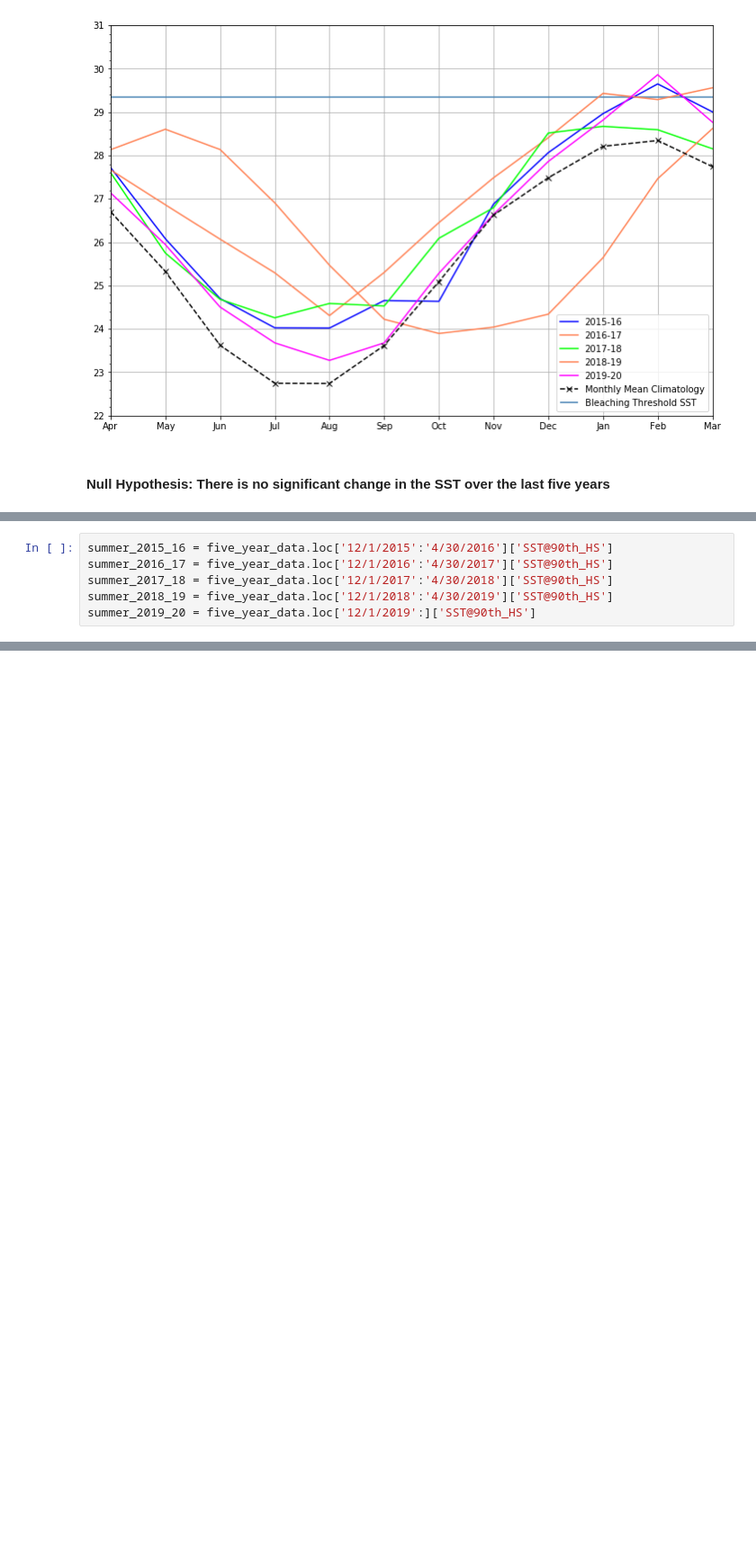
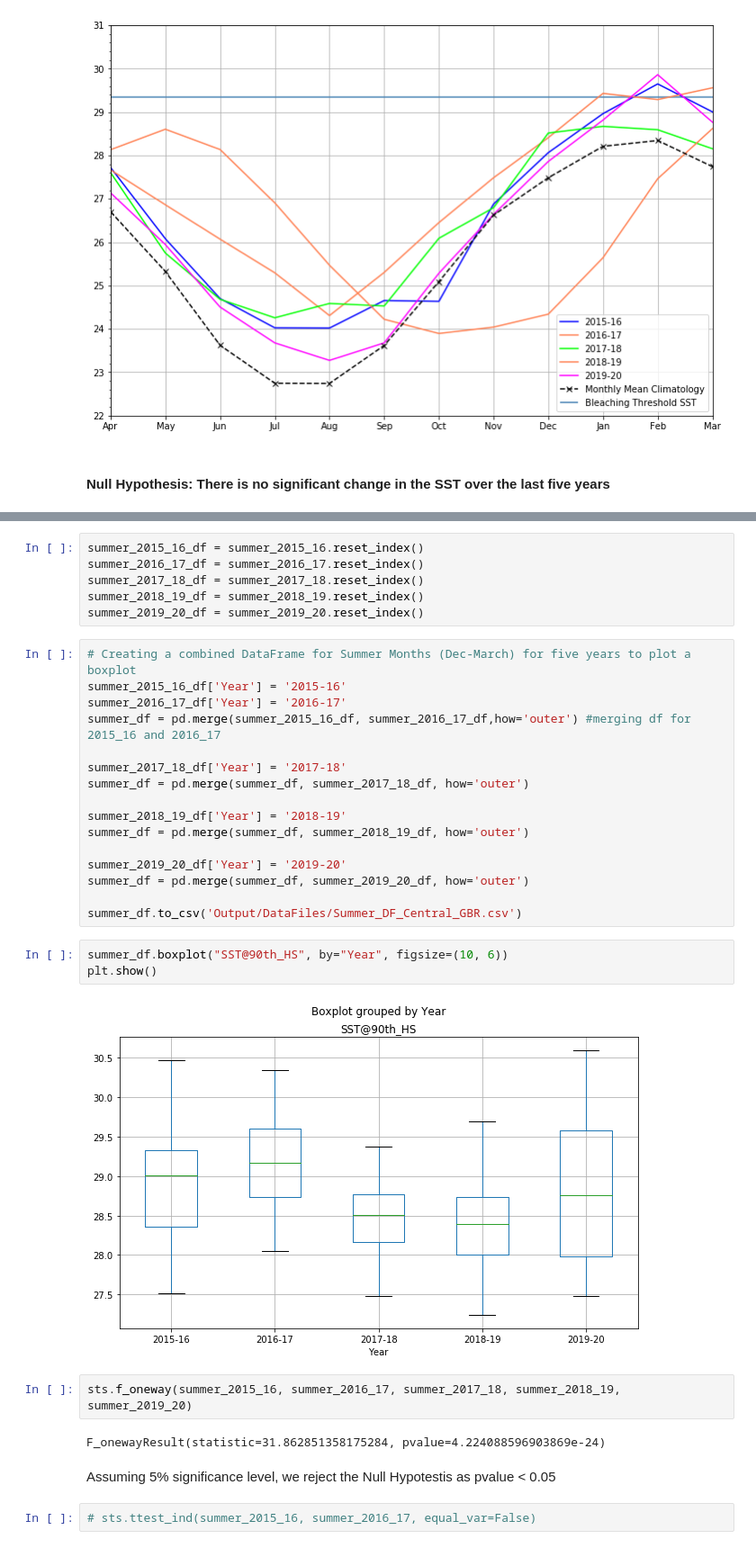
Before and after one commit to Aastha-Arora/Great-Barrier-Reef, a Jupyter notebook: Central_GBR.ipynb, the cells around one changed output, grey strips where cells are left out. Shown: that part at 90% size. Drawn from its saved outputs; the diff is of its cells as text; blank space fills up the shorter version.

```diff
--- a/Central_GBR.ipynb
+++ b/Central_GBR.ipynb
@@ -332,6 +319,0 @@ Summer 2020: NormaltestResult(statistic=5.8999603890777665, pvalue=0.05234074257
-# %%
-summer_2015_16 = five_year_data.loc['12/1/2015':'4/30/2016']['SST@90th_HS']
-summer_2016_17 = five_year_data.loc['12/1/2016':'4/30/2017']['SST@90th_HS']
-summer_2017_18 = five_year_data.loc['12/1/2017':'4/30/2018']['SST@90th_HS']
-summer_2018_19 = five_year_data.loc['12/1/2018':'4/30/2019']['SST@90th_HS']
-summer_2019_20 = five_year_data.loc['12/1/2019':]['SST@90th_HS']
@@ -365,0 +320,35 @@ NormaltestResult(statistic=1.3080882189012817, pvalue=0.5199388297353)
+# %%
+summer_2015_16_df = summer_2015_16.reset_index()
+summer_2016_17_df = summer_2016_17.reset_index()
+summer_2017_18_df = summer_2017_18.reset_index()
+summer_2018_19_df = summer_2018_19.reset_index()
+summer_2019_20_df = summer_2019_20.reset_index()
+# %%
+# Creating a combined DataFrame for Summer Months (Dec-March) for five years to plot a boxplot
+summer_2015_16_df['Year'] = '2015-16'
+summer_2016_17_df['Year'] = '2016-17'
+summer_df = pd.merge(summer_2015_16_df, summer_2016_17_df,how='outer') #merging df for 2015_16 and 2016_17
+
+summer_2017_18_df['Year'] = '2017-18'
+summer_df = pd.merge(summer_df, summer_2017_18_df, how='outer')
+
+summer_2018_19_df['Year'] = '2018-19'
+summer_df = pd.merge(summer_df, summer_2018_19_df, how='outer')
+
+summer_2019_20_df['Year'] = '2019-20'
+summer_df = pd.merge(summer_df, summer_2019_20_df, how='outer')
+
+summer_df.to_csv('Output/DataFiles/Summer_DF_Central_GBR.csv')
+# %%
+summer_df.boxplot("SST@90th_HS", by="Year", figsize=(10, 6))
+plt.show()
+# %% [output]
+[figure, added]
+# %%
+sts.f_oneway(summer_2015_16, summer_2016_17, summer_2017_18, summer_2018_19, summer_2019_20)
+# %% [output]
+F_onewayResult(statistic=31.862851358175284, pvalue=4.224088596903869e-24)
+# %% [markdown]
+Assuming 5% significance level, we reject the Null Hypotestis as pvalue < 0.05
+# %%
+# sts.ttest_ind(summer_2015_16, summer_2016_17, equal_var=False)
```
Also changed, not shown: parts of 10 cells of this notebook, 3 other files.
